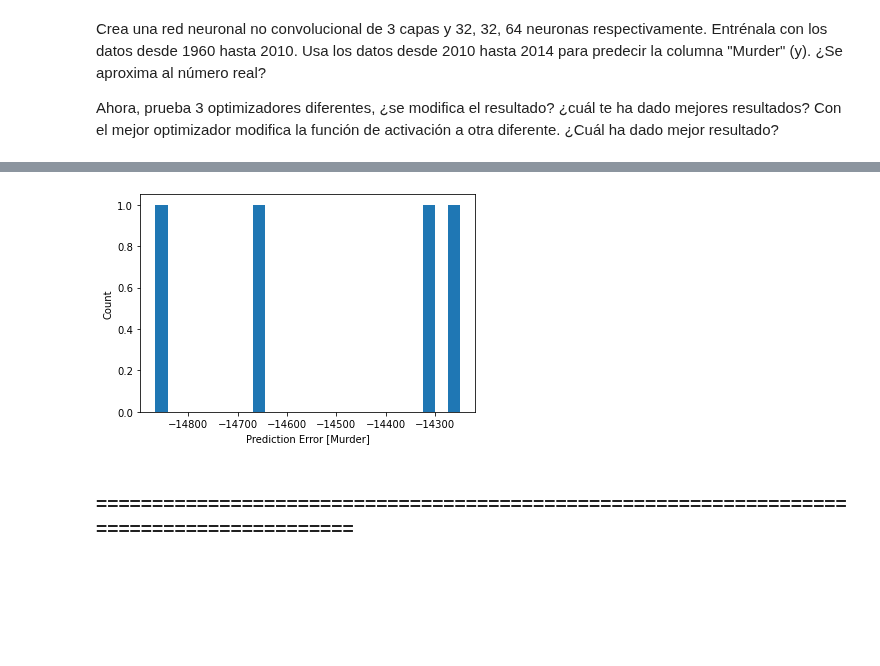
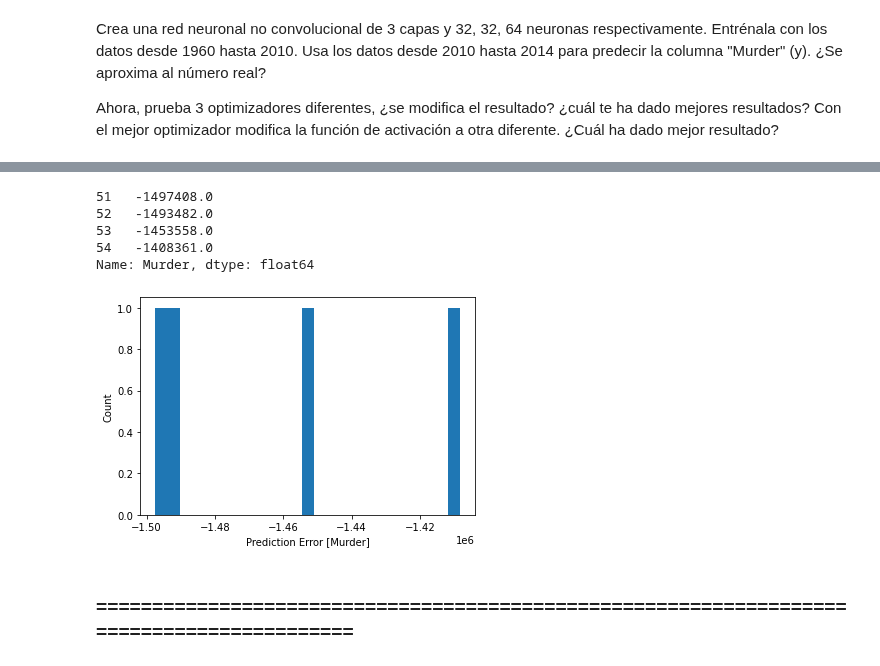
Before and after one commit to Clapiniella/data_science_jun_2020, a Jupyter notebook: others/exercises/week_12_solutions/crime_dnn MVL.ipynb, the cells around one changed output, grey strips where cells are left out. Cells and saved outputs as stored; diff of their text form; code cells hidden in the pictures; blank space fills up the shorter version.

```diff
--- a/others/exercises/week_12_solutions/crime_dnn MVL.ipynb
+++ b/others/exercises/week_12_solutions/crime_dnn MVL.ipynb
@@ -96,3 +119,3 @@ df_crime =df
 # %%
-train_dataset = df_crime[df_crime.index<=2010]
-test_dataset = df_crime[df_crime.index>2010]
+train_dataset = df_crime[df_crime["Year"]<=2010]
+test_dataset = df_crime[df_crime["Year"]>2010]
@@ -116,20 +159,20 @@ Ahora, prueba 3 optimizadores diferentes, ¿se modifica el resultado? ¿cuál te
 Con el mejor optimizador modifica la función de activación a otra diferente. ¿Cuál ha dado mejor resultado?
 # %%
 # Dos Capas con 64 neuronas cada una. La capa de salida tiene un solo valor (corresponde al Murder a predecir)
-def build_model():
+def build_model(activation, optimizer):
   model = keras.Sequential([
-    layers.Dense(32, activation='relu', input_shape=[len(train_dataset.keys())]),
-    layers.Dense(32, activation='relu'),
-    layers.Dense(64, activation='relu'),
-    layers.Dense(1, activation='tanh')
+    layers.Dense(32, input_shape=[len(train_dataset.keys())], activation=activation),
+    layers.Dense(32, activation=activation),
+    layers.Dense(64, activation=activation),
+    layers.Dense(1)
   ])
 
-  optimizer1 = tf.keras.optimizers.RMSprop(0.001)
+  optimizer1 = tf.keras.optimizers.RMSprop(learning_rate=0.001)
   optimizer2 = "adam"
   optimizer3 = "SGD"
   optimizer4 = "Adadelta"
 
   model.compile(loss='mse',
-                optimizer=optimizer2,
+                optimizer=optimizer,
                 metrics=['mae', 'mse'])
   return model
@@ -138,3 +179,6 @@ model = build_model()
+# %%
+model = build_model(activation="relu", optimizer="adam")
+model1 = build_model(activation="sigmoid", optimizer="Adadelta")
 # %%
 # Revisión del modelo
 model.summary()
@@ -168,15 +205,11 @@ class PrintDot(keras.callbacks.Callback):
   def on_epoch_end(self, epoch, logs):
     print('ñ', end='')
 # %%
-EPOCHS = 200
+EPOCHS = 20000
 # The patience parameter is the amount of epochs to check for improvement
 early_stop = keras.callbacks.EarlyStopping(monitor='val_loss', patience=10)
 
 #Si lo quiero entrenar con todos los datos hasta el 2009
-history = model.fit(train_dataset, train_labels, epochs=EPOCHS,
-                    validation_split = 0.2, verbose=0, callbacks=[early_stop, PrintDot()])
-
-#Para ajustar el entrenar el  modelo con la partición (split) que hicimos del conjunto de train
-#history = model.fit(X_train, y_train, epochs=EPOCHS,
-#                    validation_split = 0.2, verbose=0, callbacks=[early_stop, PrintDot()])
+history = model1.fit(train_dataset.values, train_labels, epochs=EPOCHS,
+                    validation_split=0.2, verbose=0, callbacks=[early_stop, PrintDot()])
 # %% [output]
@@ -252,10 +297,17 @@ test_labels, test_predictions
 # %%
+test_predictions = model.predict(test_dataset).flatten()
 error = test_predictions - test_labels
 plt.hist(error, bins = 25)
 plt.xlabel("Prediction Error [Murder]")
 _ = plt.ylabel("Count")
+error
 # %% [output]
+51   -1497408.0
+52   -1493482.0
+53   -1453558.0
+54   -1408361.0
+Name: Murder, dtype: float64
-[figure, old version]
+[figure, new version]
 # %% [markdown]
 ### ==========================================================================================
 # %%
```
Also changed, not shown: parts of 33 cells of this notebook.
